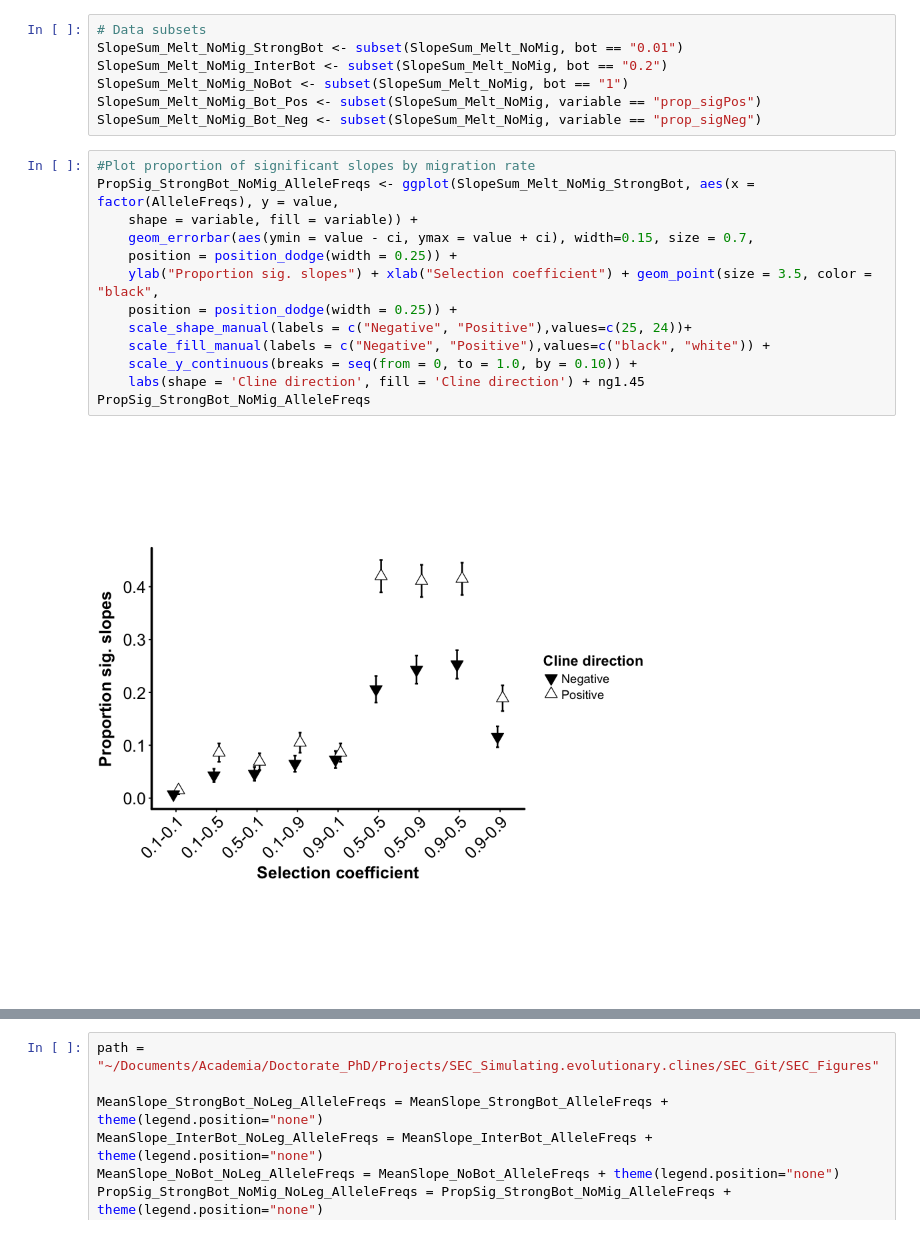
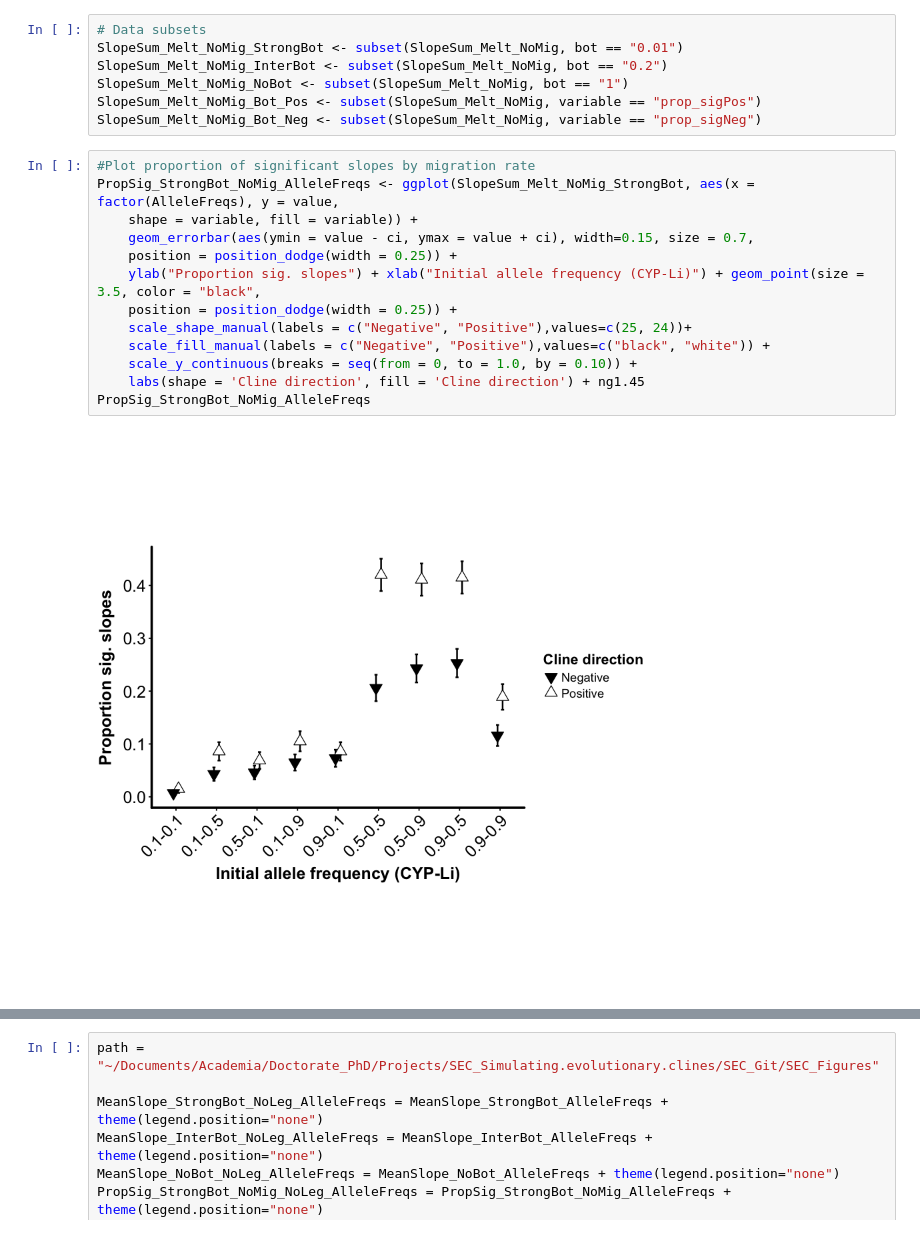
Before and after one commit to James-S-Santangelo/Simulating-Evolutionary-Clines-SEC-, a Jupyter notebook: SEC_Notebooks/R_Notebooks/oneFill_Bottlenecks_AlelleFreq.ipynb, the cells around one changed output, grey strips where cells are left out. Saved outputs shown, nothing was run; the diff lists cells and outputs as text.

```diff
--- a/SEC_Notebooks/R_Notebooks/oneFill_Bottlenecks_AlelleFreq.ipynb
+++ b/SEC_Notebooks/R_Notebooks/oneFill_Bottlenecks_AlelleFreq.ipynb
@@ -208,18 +213,18 @@ SlopeSum_Melt_NoMig_Bot_Neg <- subset(SlopeSum_Melt_NoMig, variable == "prop_sig
 # %%
 #Plot proportion of significant slopes by migration rate
 PropSig_StrongBot_NoMig_AlleleFreqs <- ggplot(SlopeSum_Melt_NoMig_StrongBot, aes(x = factor(AlleleFreqs), y = value,
     shape = variable, fill = variable)) +
     geom_errorbar(aes(ymin = value - ci, ymax = value + ci), width=0.15, size = 0.7,
     position = position_dodge(width = 0.25)) +
-    ylab("Proportion sig. slopes") + xlab("Selection coefficient") + geom_point(size = 3.5, color = "black",
+    ylab("Proportion sig. slopes") + xlab("Initial allele frequency (CYP-Li)") + geom_point(size = 3.5, color = "black",
     position = position_dodge(width = 0.25)) +
     scale_shape_manual(labels = c("Negative", "Positive"),values=c(25, 24))+
     scale_fill_manual(labels = c("Negative", "Positive"),values=c("black", "white")) +
     scale_y_continuous(breaks = seq(from = 0, to = 1.0, by = 0.10)) +
     labs(shape = 'Cline direction', fill = 'Cline direction') + ng1.45
 PropSig_StrongBot_NoMig_AlleleFreqs
 # %% [output]
-[figure, old version]
+[figure, new version]
 # %%
 #Plot proportion of significant slopes by migration rate
 PropSig_InterBot_NoMig_AlleleFreqs <- ggplot(SlopeSum_Melt_NoMig_InterBot, aes(x = factor(AlleleFreqs), y = value,
```
Also changed, not shown: parts of 7 cells of this notebook, 8 other files.
